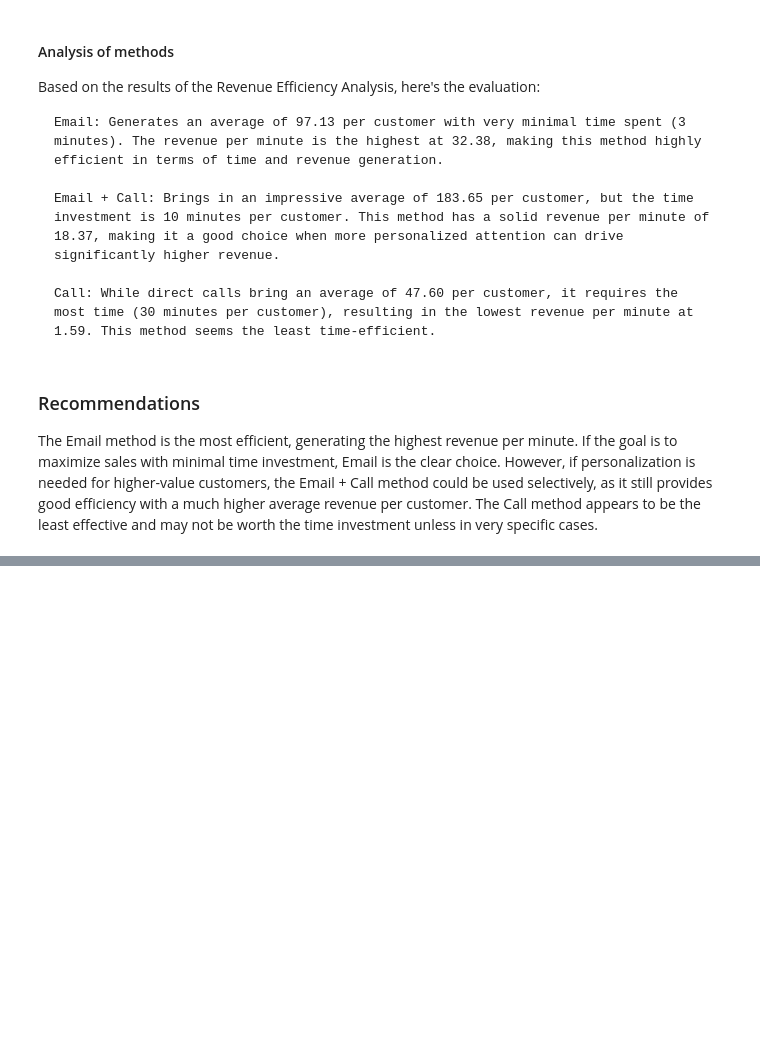
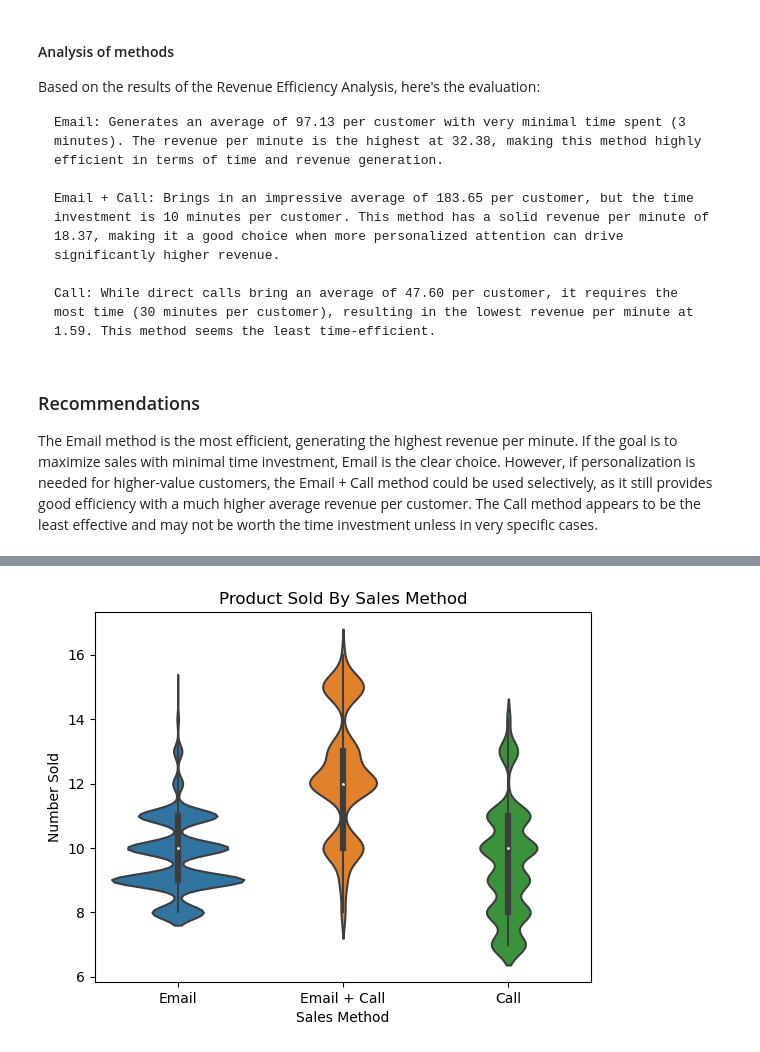
Before and after one commit to JoelJoo/Data-analysis-project, a Jupyter notebook: Sales_Strategy_Analysis/notebook.ipynb, the cells around one changed output, grey strips where cells are left out. Cells and saved outputs as stored; diff of their text form; code cells hidden in the pictures; blank space fills up the shorter version.

```diff
--- a/Sales_Strategy_Analysis/notebook.ipynb
+++ b/Sales_Strategy_Analysis/notebook.ipynb
@@ -322,0 +345,9 @@ The Email method is the most efficient, generating the highest revenue per minut
+# %%
+#violin plot for nb_sold over sales method
+sns.violinplot(data=df, x='sales_method', y='nb_sold')
+plt.title("Product Sold By Sales Method")
+plt.ylabel("Number Sold")
+plt.xlabel("Sales Method")
+plt.show()
+# %% [output]
+[figure, added]
```
Also changed, not shown: parts of 5 cells of this notebook.
